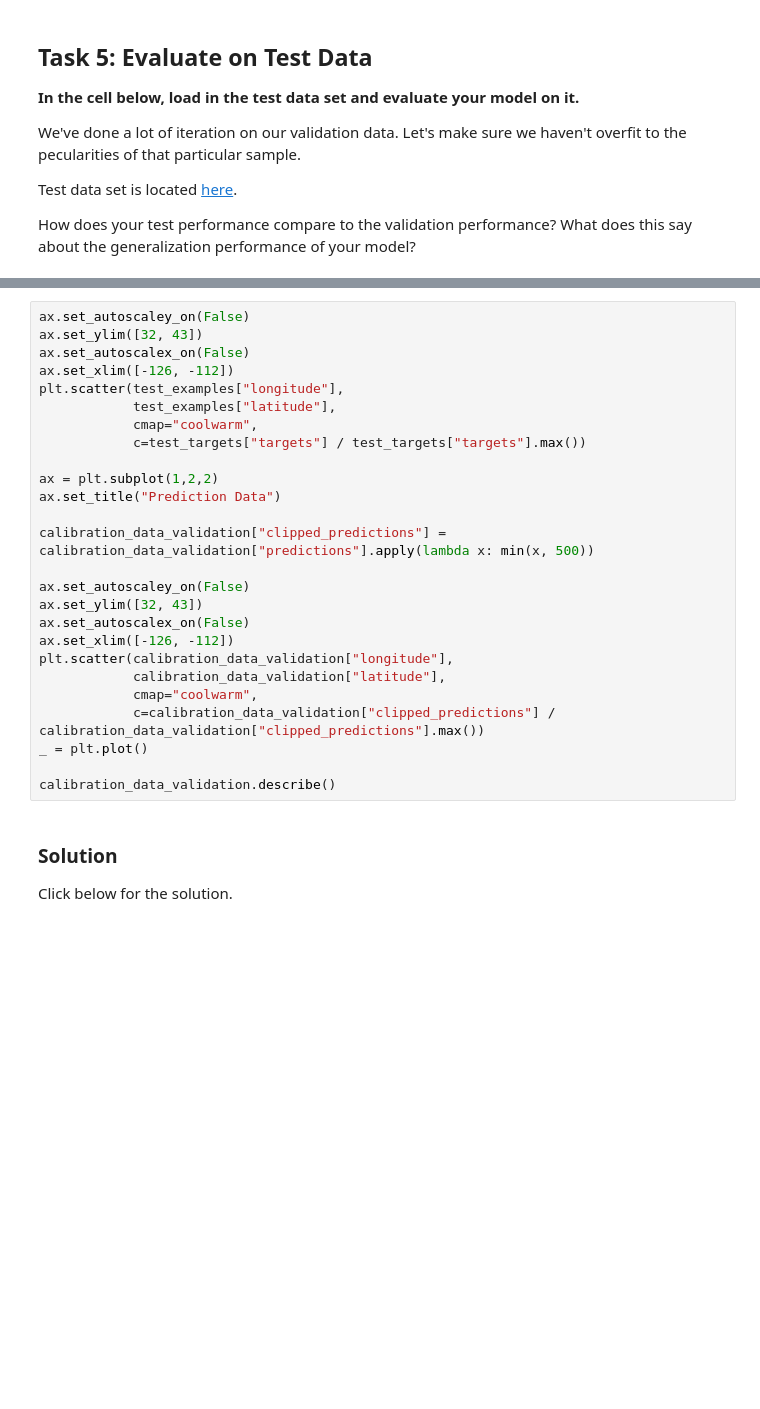
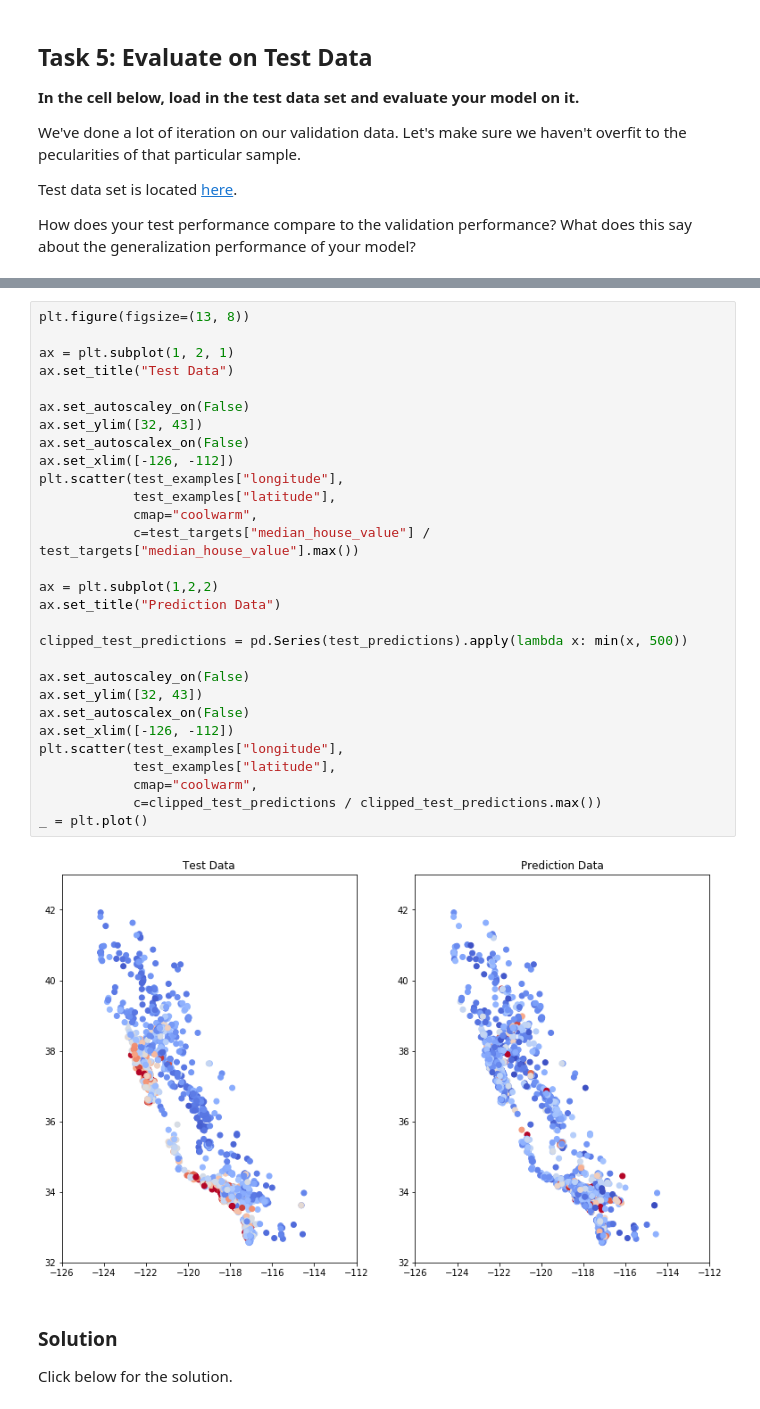
Before and after one commit to odmana/google-ai-crash-course, a Jupyter notebook: validation.ipynb, the cells around one changed output, grey strips where cells are left out. Saved outputs shown, nothing was run; the diff lists cells and outputs as text; blank space fills up the shorter version.

```diff
--- a/validation.ipynb
+++ b/validation.ipynb
@@ -656,29 +665,34 @@ Final RMSE (on test data): 161.01
 # %%
+plt.figure(figsize=(13, 8))
+
+ax = plt.subplot(1, 2, 1)
+ax.set_title("Test Data")
+
 ax.set_autoscaley_on(False)
 ax.set_ylim([32, 43])
 ax.set_autoscalex_on(False)
 ax.set_xlim([-126, -112])
 plt.scatter(test_examples["longitude"],
             test_examples["latitude"],
             cmap="coolwarm",
-            c=test_targets["targets"] / test_targets["targets"].max())
+            c=test_targets["median_house_value"] / test_targets["median_house_value"].max())
 
 ax = plt.subplot(1,2,2)
 ax.set_title("Prediction Data")
 
-calibration_data_validation["clipped_predictions"] = calibration_data_validation["predictions"].apply(lambda x: min(x, 500))
+clipped_test_predictions = pd.Series(test_predictions).apply(lambda x: min(x, 500))
 
 ax.set_autoscaley_on(False)
 ax.set_ylim([32, 43])
 ax.set_autoscalex_on(False)
 ax.set_xlim([-126, -112])
-plt.scatter(calibration_data_validation["longitude"],
-            calibration_data_validation["latitude"],
+plt.scatter(test_examples["longitude"],
+            test_examples["latitude"],
             cmap="coolwarm",
-            c=calibration_data_validation["clipped_predictions"] / calibration_data_validation["clipped_predictions"].max())
+            c=clipped_test_predictions / clipped_test_predictions.max())
 _ = plt.plot()
-
-calibration_data_validation.describe()
+# %% [output]
+[figure, added]
 # %% [markdown]
 ### Solution
 
```
Also changed, not shown: parts of 12 cells of this notebook.
